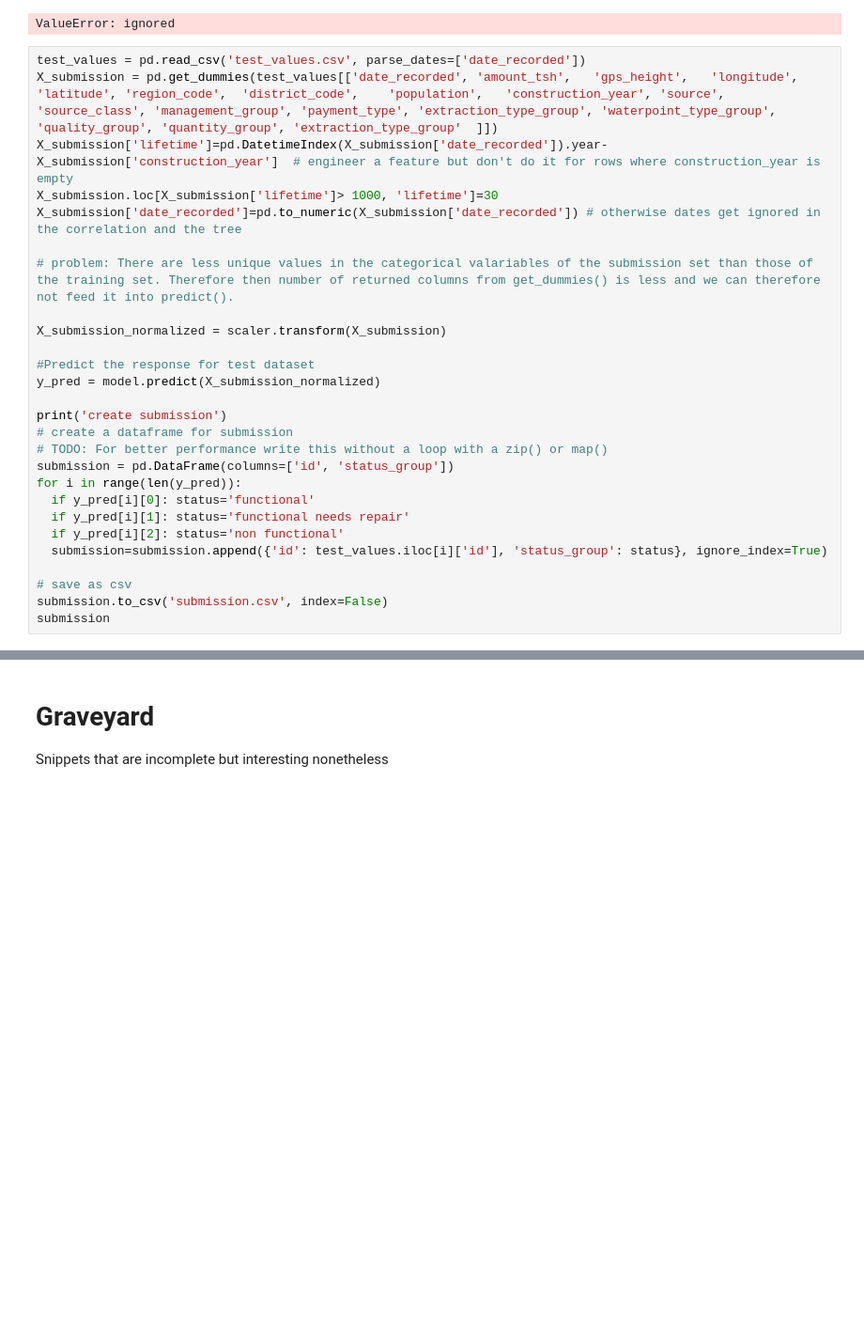
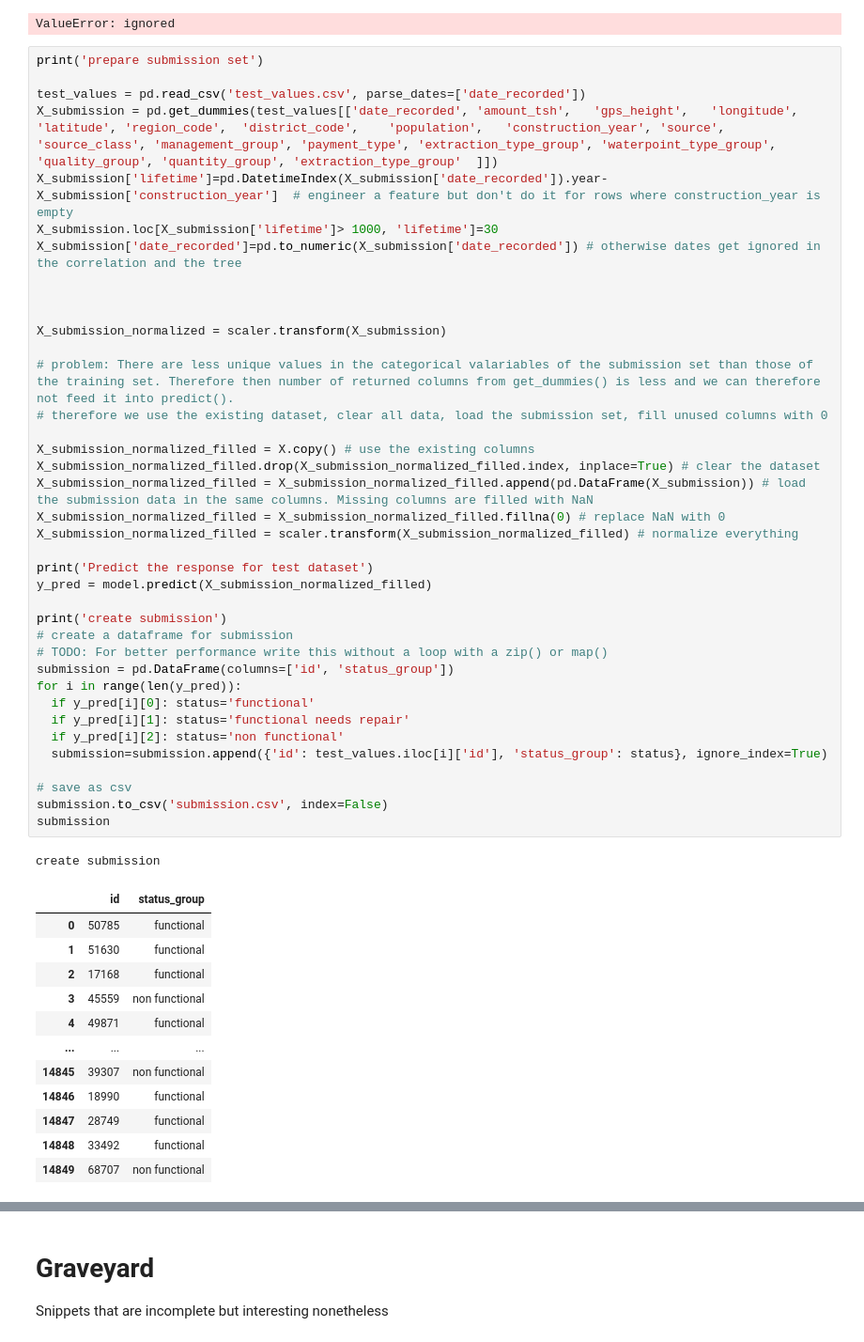
Before and after one commit to mspoorendonk/drivendata, a Jupyter notebook: drivendata_waterpump.ipynb, the cells around one changed output, grey strips where cells are left out. Shown at 94% size. Cells and saved outputs as stored; diff of their text form; blank space fills up the shorter version.

```diff
--- a/drivendata_waterpump.ipynb
+++ b/drivendata_waterpump.ipynb
@@ -677,29 +677,54 @@ train model
 predict
 ValueError: ignored
 # %%
+print('prepare submission set')
+
 test_values = pd.read_csv('test_values.csv', parse_dates=['date_recorded'])
 X_submission = pd.get_dummies(test_values[['date_recorded', 'amount_tsh',	'gps_height',	'longitude',	'latitude',	'region_code',	'district_code',	'population',	'construction_year', 'source', 'source_class', 'management_group', 'payment_type', 'extraction_type_group', 'waterpoint_type_group', 'quality_group', 'quantity_group', 'extraction_type_group'	]])
 X_submission['lifetime']=pd.DatetimeIndex(X_submission['date_recorded']).year-X_submission['construction_year']  # engineer a feature but don't do it for rows where construction_year is empty
 X_submission.loc[X_submission['lifetime']> 1000, 'lifetime']=30
 X_submission['date_recorded']=pd.to_numeric(X_submission['date_recorded']) # otherwise dates get ignored in the correlation and the tree
 
-# problem: There are less unique values in the categorical valariables of the submission set than those of the training set. Therefore then number of returned columns from get_dummies() is less and we can therefore not feed it into predict().
+
 
 X_submission_normalized = scaler.transform(X_submission)
 
-#Predict the response for test dataset
-y_pred = model.predict(X_submission_normalized)
+# problem: There are less unique values in the categorical valariables of the submission set than those of the training set. Therefore then number of returned columns from get_dummies() is less and we can therefore not feed it into predict().
+# therefore we use the existing dataset, clear all data, load the submission set, fill unused columns with 0
+
+X_submission_normalized_filled = X.copy() # use the existing columns
+X_submission_normalized_filled.drop(X_submission_normalized_filled.index, inplace=True) # clear the dataset
+X_submission_normalized_filled = X_submission_normalized_filled.append(pd.DataFrame(X_submission)) # load the submission data in the same columns. Missing columns are filled with NaN
+X_submission_normalized_filled = X_submission_normalized_filled.fillna(0) # replace NaN with 0
+X_submission_normalized_filled = scaler.transform(X_submission_normalized_filled) # normalize everything
+
+print('Predict the response for test dataset')
+y_pred = model.predict(X_submission_normalized_filled)
 
 print('create submission')
 # create a dataframe for submission
 # TODO: For better performance write this without a loop with a zip() or map()
 submission = pd.DataFrame(columns=['id', 'status_group'])
 for i in range(len(y_pred)):
   if y_pred[i][0]: status='functional'
   if y_pred[i][1]: status='functional needs repair'
   if y_pred[i][2]: status='non functional'
   submission=submission.append({'id': test_values.iloc[i]['id'], 'status_group': status}, ignore_index=True)
 
 # save as csv
 submission.to_csv('submission.csv', index=False)
 submission
+# %% [output]
+create submission
+|  | id | status_group |
+| 0 | 50785 | functional |
+| 1 | 51630 | functional |
+| 2 | 17168 | functional |
+| 3 | 45559 | non functional |
+| 4 | 49871 | functional |
+| ... | ... | ... |
+| 14845 | 39307 | non functional |
+| 14846 | 18990 | functional |
+| 14847 | 28749 | functional |
+| 14848 | 33492 | functional |
+| 14849 | 68707 | non functional |
```
Also changed, not shown: parts of 10 cells of this notebook.
